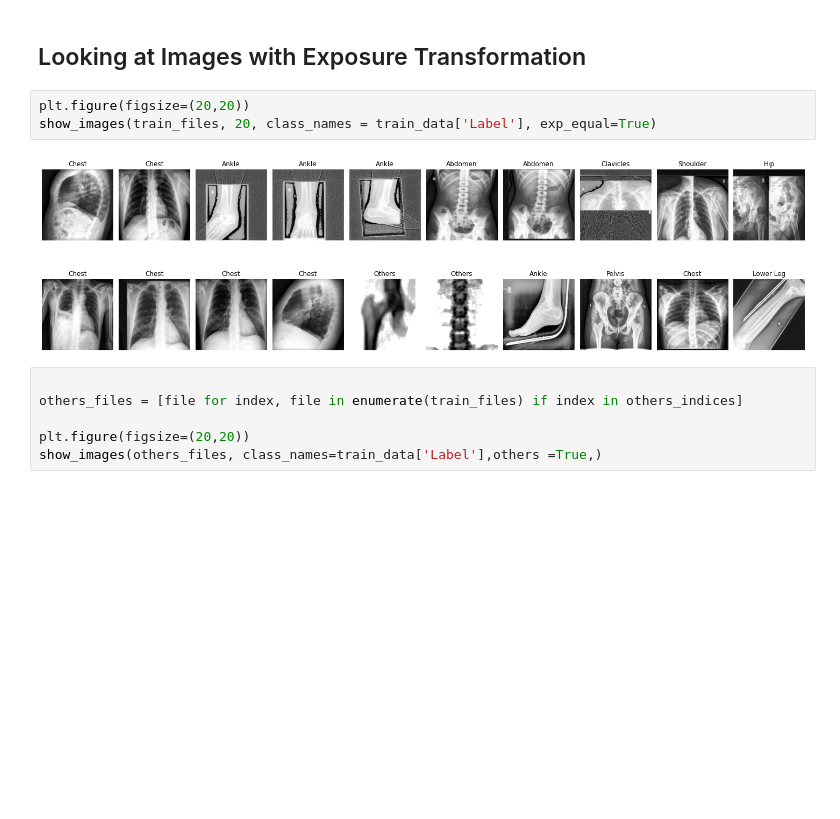
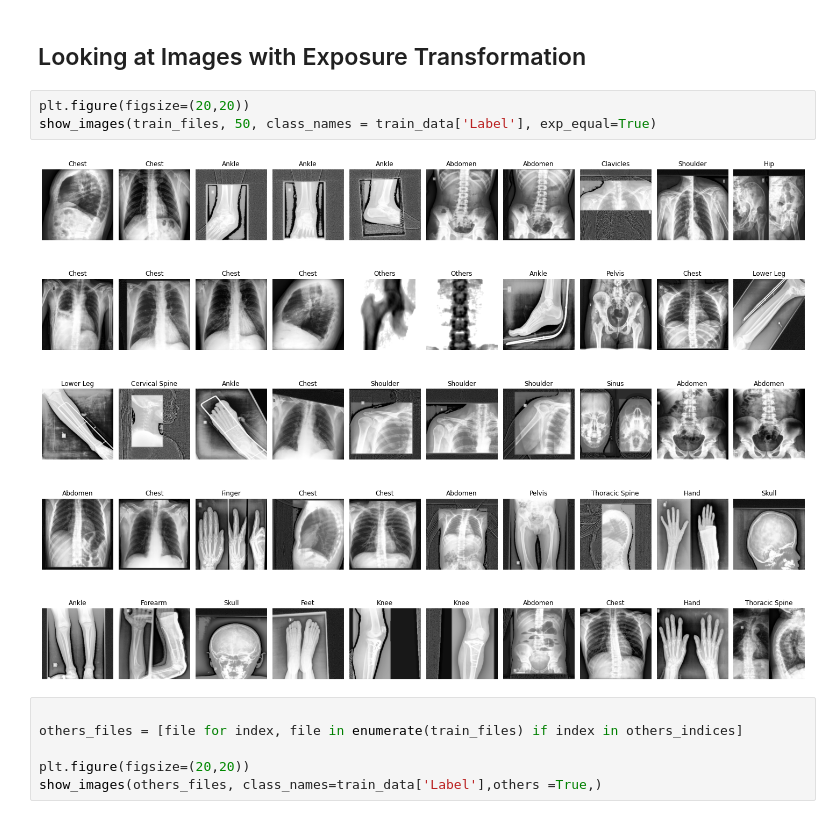
Before and after one commit to ZingBing/X-Ray-Classification, a Jupyter notebook: x-ray-classification.ipynb, the cells around one changed output. Saved outputs shown, nothing was run; the diff lists cells and outputs as text; blank space fills up the shorter version.

```diff
--- a/x-ray-classification.ipynb
+++ b/x-ray-classification.ipynb
@@ -191,9 +264,9 @@ show_images(train_files, 20, class_names = train_data['Label'])
 ## Looking at Images with Exposure Transformation
 # %%
 plt.figure(figsize=(20,20))
-show_images(train_files, 20, class_names = train_data['Label'], exp_equal=True)
+show_images(train_files, 50, class_names = train_data['Label'], exp_equal=True)
 # %% [output]
-[figure, old version]
+[figure, new version]
 # %%
 
 others_files = [file for index, file in enumerate(train_files) if index in others_indices]
```
Also changed, not shown: parts of 20 cells of this notebook.
